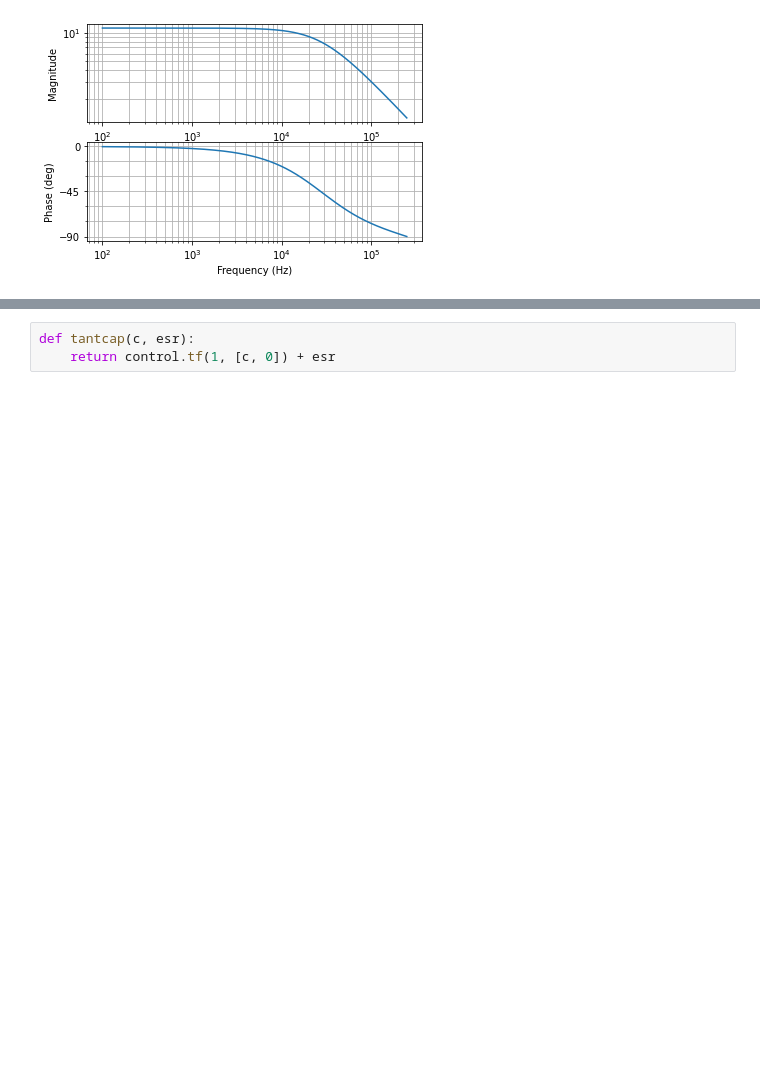
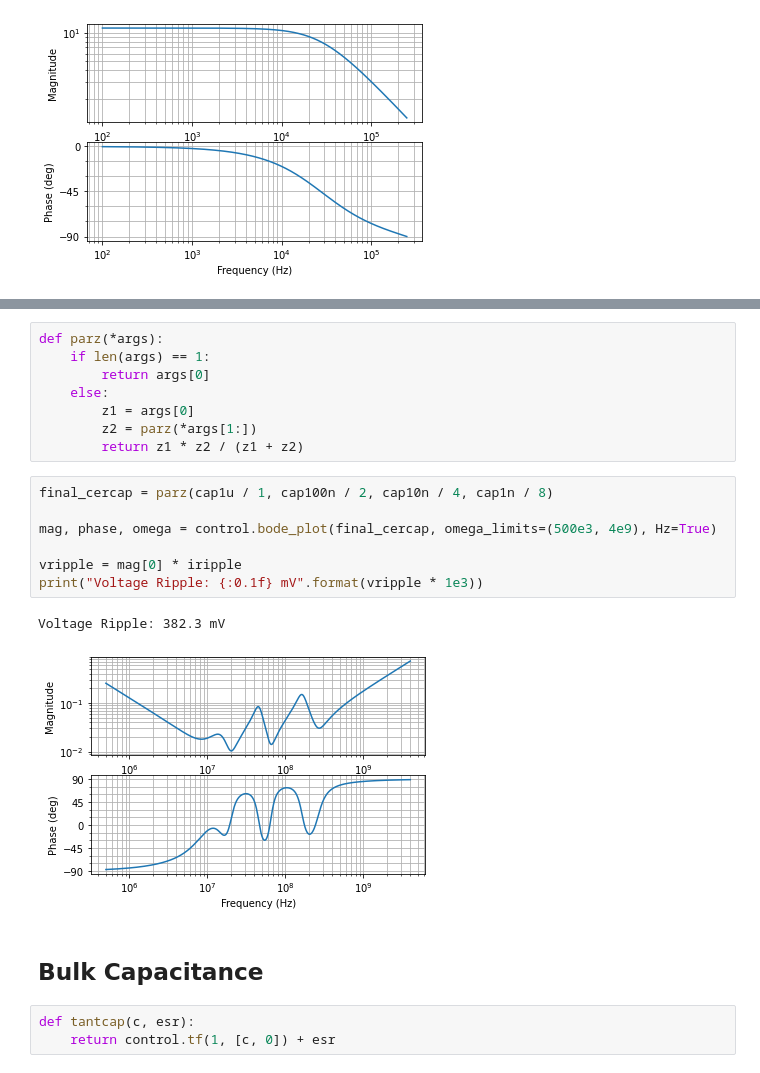
Before and after one commit to amosborne/buck-converter-stability, a Jupyter notebook: analysis.ipynb, the cells around one changed output, grey strips where cells are left out. Cells and saved outputs as stored; diff of their text form; blank space fills up the shorter version.

Commit message:
wip: ripple caps

```diff
--- a/analysis.ipynb
+++ b/analysis.ipynb
@@ -55,3 +90,23 @@ mag, phase, omega = control.bode_plot(iLvC, omega_limits=(100, fsw / 2), Hz=True
+# %%
+def parz(*args):
+    if len(args) == 1:
+        return args[0]
+    else:
+        z1 = args[0]
+        z2 = parz(*args[1:])
+        return z1 * z2 / (z1 + z2)
+# %%
+final_cercap = parz(cap1u / 1, cap100n / 2, cap10n / 4, cap1n / 8)
+
+mag, phase, omega = control.bode_plot(final_cercap, omega_limits=(500e3, 4e9), Hz=True)
+
+vripple = mag[0] * iripple
+print("Voltage Ripple: {:0.1f} mV".format(vripple * 1e3))
+# %% [output]
+Voltage Ripple: 382.3 mV
+[figure, added]
+# %% [markdown]
+## Bulk Capacitance
 # %%
 def tantcap(c, esr):
     return control.tf(1, [c, 0]) + esr
```
Also changed, not shown: parts of 5 cells of this notebook.
